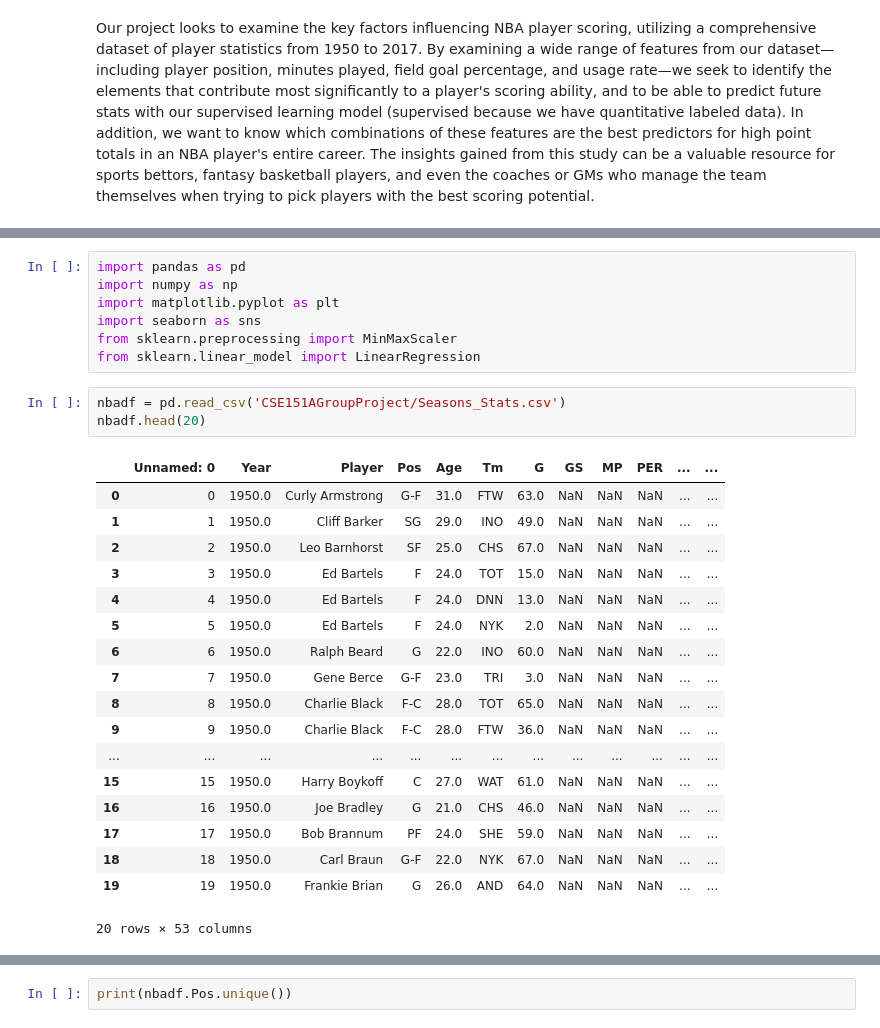
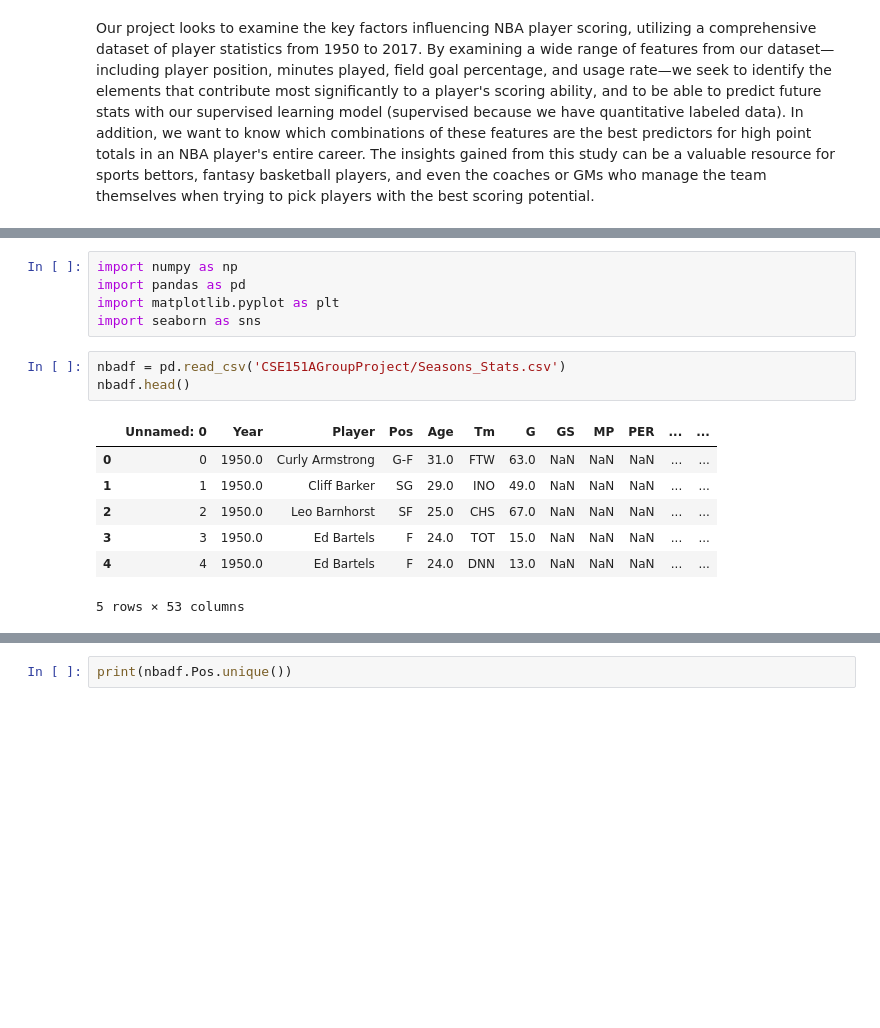
Before and after one commit to eiguzman/player-stat-predictor, a Jupyter notebook: CSE151AProject.ipynb, the cells around one changed output, grey strips where cells are left out. Drawn from its saved outputs; the diff is of its cells as text; blank space fills up the shorter version.

```diff
--- a/CSE151AProject.ipynb
+++ b/CSE151AProject.ipynb
@@ -7,32 +7,19 @@ fatal: destination path 'CSE151AGroupProject' already exists and is not an empty
 # %%
+import numpy as np
 import pandas as pd
-import numpy as np
 import matplotlib.pyplot as plt
 import seaborn as sns
-from sklearn.preprocessing import MinMaxScaler
-from sklearn.linear_model import LinearRegression
 # %%
 nbadf = pd.read_csv('CSE151AGroupProject/Seasons_Stats.csv')
-nbadf.head(20)
+nbadf.head()
 # %% [output]
 |  | Unnamed: 0 | Year | Player | Pos | Age | Tm | G | GS | MP | PER | ... | ... |
 | 0 | 0 | 1950.0 | Curly Armstrong | G-F | 31.0 | FTW | 63.0 | NaN | NaN | NaN | ... | ... |
 | 1 | 1 | 1950.0 | Cliff Barker | SG | 29.0 | INO | 49.0 | NaN | NaN | NaN | ... | ... |
 | 2 | 2 | 1950.0 | Leo Barnhorst | SF | 25.0 | CHS | 67.0 | NaN | NaN | NaN | ... | ... |
 | 3 | 3 | 1950.0 | Ed Bartels | F | 24.0 | TOT | 15.0 | NaN | NaN | NaN | ... | ... |
 | 4 | 4 | 1950.0 | Ed Bartels | F | 24.0 | DNN | 13.0 | NaN | NaN | NaN | ... | ... |
-| 5 | 5 | 1950.0 | Ed Bartels | F | 24.0 | NYK | 2.0 | NaN | NaN | NaN | ... | ... |
-| 6 | 6 | 1950.0 | Ralph Beard | G | 22.0 | INO | 60.0 | NaN | NaN | NaN | ... | ... |
-| 7 | 7 | 1950.0 | Gene Berce | G-F | 23.0 | TRI | 3.0 | NaN | NaN | NaN | ... | ... |
-| 8 | 8 | 1950.0 | Charlie Black | F-C | 28.0 | TOT | 65.0 | NaN | NaN | NaN | ... | ... |
-| 9 | 9 | 1950.0 | Charlie Black | F-C | 28.0 | FTW | 36.0 | NaN | NaN | NaN | ... | ... |
-| ... | ... | ... | ... | ... | ... | ... | ... | ... | ... | ... | ... | ... |
-| 15 | 15 | 1950.0 | Harry Boykoff | C | 27.0 | WAT | 61.0 | NaN | NaN | NaN | ... | ... |
-| 16 | 16 | 1950.0 | Joe Bradley | G | 21.0 | CHS | 46.0 | NaN | NaN | NaN | ... | ... |
-| 17 | 17 | 1950.0 | Bob Brannum | PF | 24.0 | SHE | 59.0 | NaN | NaN | NaN | ... | ... |
-| 18 | 18 | 1950.0 | Carl Braun | G-F | 22.0 | NYK | 67.0 | NaN | NaN | NaN | ... | ... |
-| 19 | 19 | 1950.0 | Frankie Brian | G | 26.0 | AND | 64.0 | NaN | NaN | NaN | ... | ... |
-20 rows × 53 columns
+5 rows × 53 columns
 # %%
 nbadf.dtypes
 # %% [output]
```
Also changed, not shown: parts of 62 cells of this notebook.
